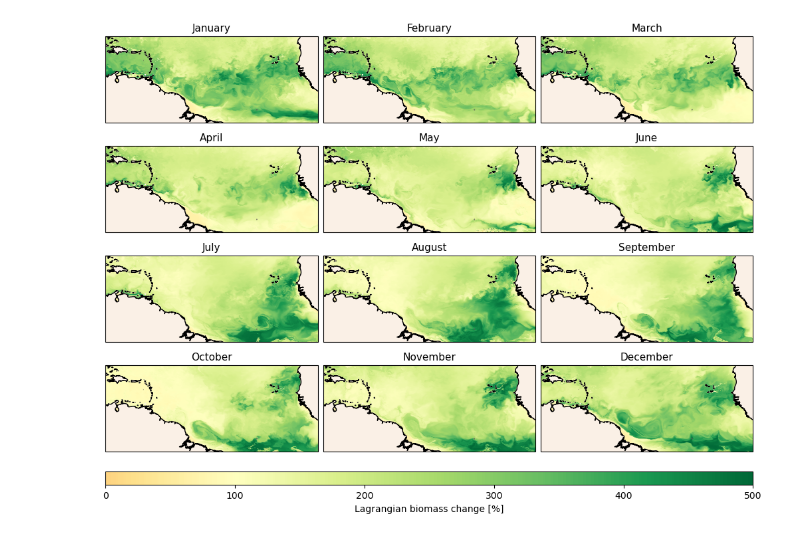
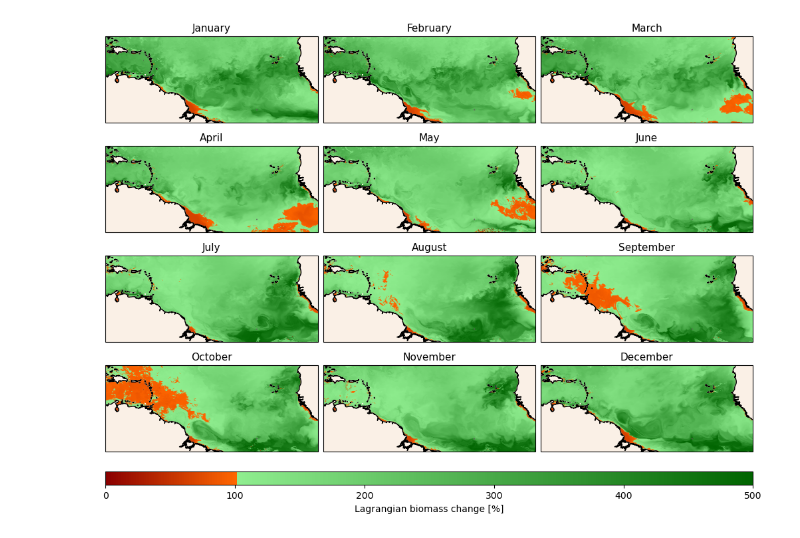
Before and after one commit to Parcels-code/Sargassum_growth_model, a Jupyter notebook: Manuscript_Figures/Figure8.ipynb, the cells around one changed output. Drawn from its saved outputs; the diff is of its cells as text; code cells hidden in the pictures.

```diff
--- a/Manuscript_Figures/Figure8.ipynb
+++ b/Manuscript_Figures/Figure8.ipynb
@@ -19,36 +19,36 @@ import parcels
 fig, axes = plt.subplots(4, 3, figsize=(10, 7.5), constrained_layout=True, subplot_kw={'projection': ccrs.PlateCarree()})
 
 cmap = LinearSegmentedColormap.from_list(
-    'cropped_RdYlGn',
-    plt.cm.RdYlGn(np.linspace(0.375, 1, 256))
+    'red_orange_green',
+    [(0.0, '#8b0000'), (0.2, '#ff6600'), (0.2, '#90ee90'), (1.0, '#006400')]
 )
 
 for i, ax in enumerate(axes.flatten()):
     df = parcels.read_particlefile(f"Simulations/Simulation_Basin_2024-{i+1:02d}_Lagrangian.parquet")
 
     to_plot = (
         df.group_by('particle_id')
         .agg([
             pl.col('lon').first().alias('lon'),
             pl.col('lat').first().alias('lat'),
             (pl.col('biomass_SF3') * 100).last().alias('biomass')
         ])
         .sort('particle_id')
     )
     cscat = ax.scatter(
         to_plot['lon'], to_plot['lat'], c = to_plot['biomass'],
         cmap=cmap, s=4, linewidth=0, transform=ccrs.PlateCarree(), zorder=2,
-        vmin=0.0, vmax=500,
+        vmin=0, vmax=500,
     )
 
     ax.add_feature(cartopy.feature.COASTLINE.with_scale('10m'), zorder=3, color='black')
     ax.add_feature(cartopy.feature.LAND.with_scale('10m'), zorder=2, color='linen')
     ax.set_extent([-75, -11, -3, 20])
     ax.set_title(calendar.month_name[i+1], fontsize=11)
 
 cbar = fig.colorbar(cscat, ax=axes, orientation='horizontal', pad=0.04, aspect=50, label='Lagrangian biomass change [%]')
 
 plt.savefig("Figures/Figure8.png", bbox_inches="tight", dpi=300)
 plt.show()
 # %% [output]
-[figure, old version]
+[figure, new version]
```
Also changed, not shown: 3 other files.
